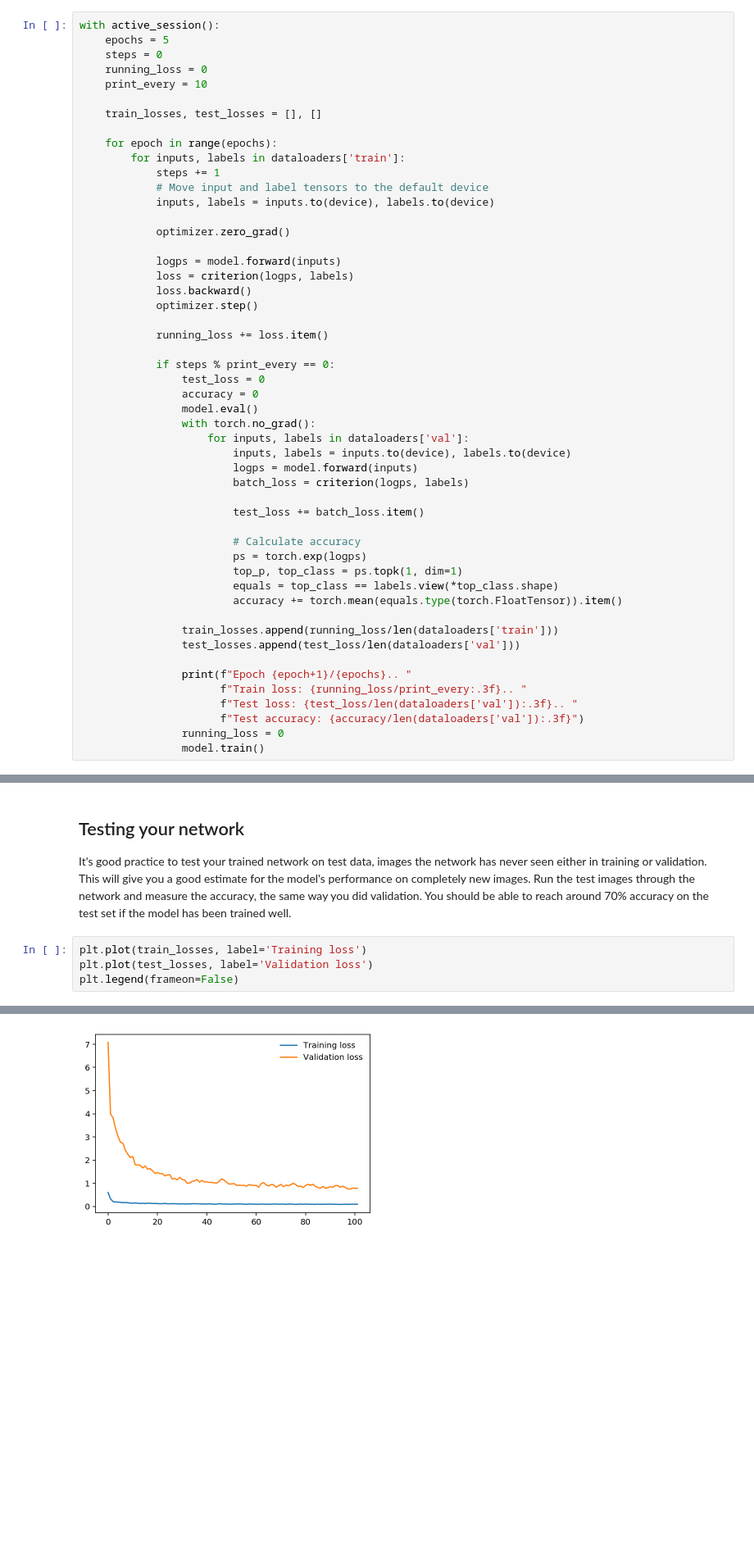
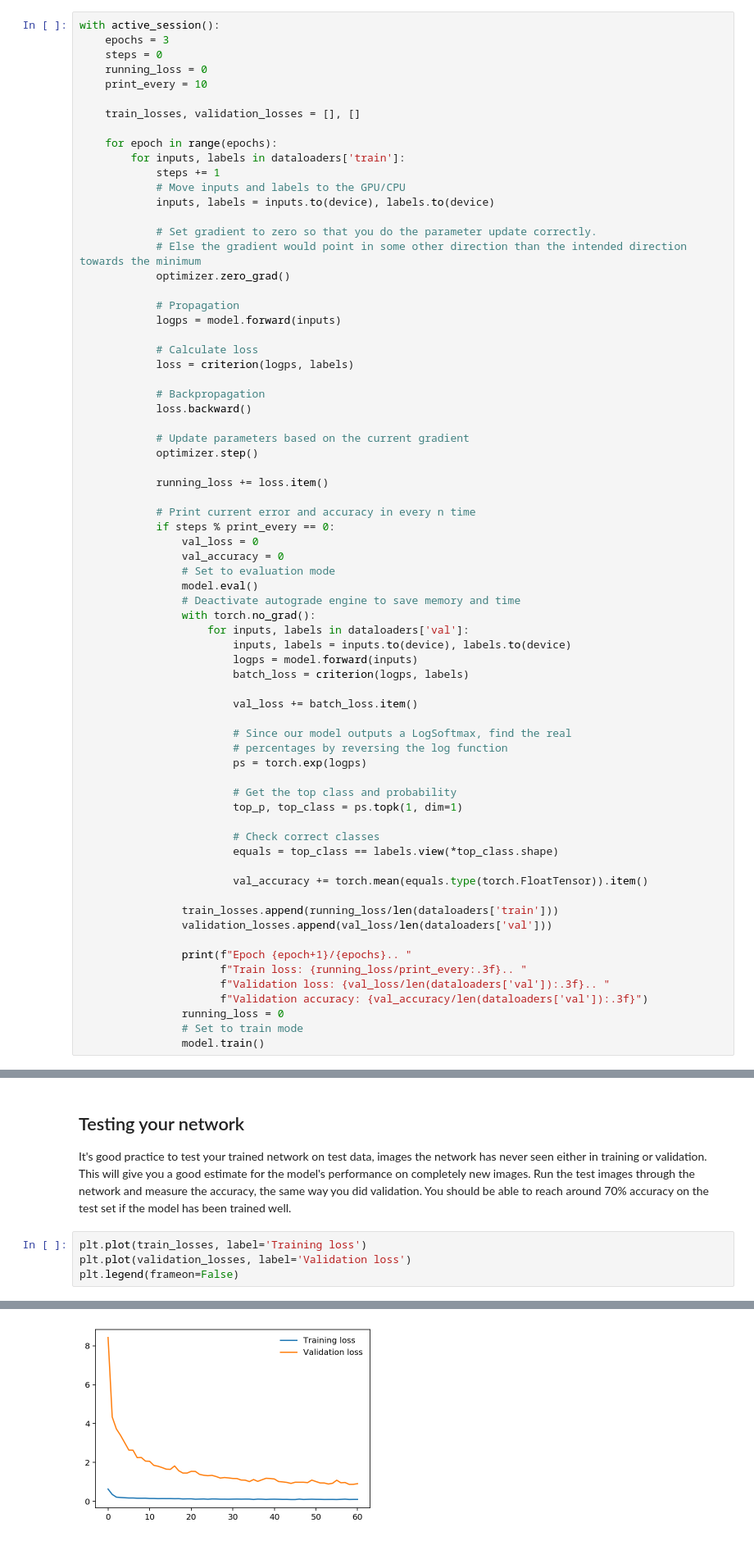
Before and after one commit to kimcrab/udacity-image-classifer-part-one, a Jupyter notebook: image-classifier.ipynb, the cells around one changed output, grey strips where cells are left out. Shown at 82% size. Cells and saved outputs as stored; diff of their text form; blank space fills up the shorter version.

```diff
--- a/image-classifier.ipynb
+++ b/image-classifier.ipynb
@@ -168,52 +160,71 @@ cuda
 # %%
 with active_session():
-    epochs = 5
+    epochs = 3
     steps = 0
     running_loss = 0
     print_every = 10
 
-    train_losses, test_losses = [], []
+    train_losses, validation_losses = [], []
 
     for epoch in range(epochs):
         for inputs, labels in dataloaders['train']:
             steps += 1
-            # Move input and label tensors to the default device
+            # Move inputs and labels to the GPU/CPU
             inputs, labels = inputs.to(device), labels.to(device)
 
+            # Set gradient to zero so that you do the parameter update correctly.
+            # Else the gradient would point in some other direction than the intended direction towards the minimum
             optimizer.zero_grad()
 
+            # Propagation
             logps = model.forward(inputs)
+
+            # Calculate loss
             loss = criterion(logps, labels)
+
+            # Backpropagation
             loss.backward()
+
+            # Update parameters based on the current gradient
             optimizer.step()
 
             running_loss += loss.item()
 
+            # Print current error and accuracy in every n time
             if steps % print_every == 0:
-                test_loss = 0
-                accuracy = 0
+                val_loss = 0
+                val_accuracy = 0
+                # Set to evaluation mode
                 model.eval()
+                # Deactivate autograde engine to save memory and time
                 with torch.no_grad():
                     for inputs, labels in dataloaders['val']:
                         inputs, labels = inputs.to(device), labels.to(device)
                         logps = model.forward(inputs)
                         batch_loss = criterion(logps, labels)
 
-                        test_loss += batch_loss.item()
+                        val_loss += batch_loss.item()
 
-                        # Calculate accuracy
+                        # Since our model outputs a LogSoftmax, find the real
+                        # percentages by reversing the log function
                         ps = torch.exp(logps)
+
+                        # Get the top class and probability
                         top_p, top_class = ps.topk(1, dim=1)
+
+                        # Check correct classes
                         equals = top_class == labels.view(*top_class.shape)
-                        accuracy += torch.mean(equals.type(torch.FloatTensor)).item()
+
+                        val_accuracy += torch.mean(equals.type(torch.FloatTensor)).item()
 
                 train_losses.append(running_loss/len(dataloaders['train']))
-                test_losses.append(test_loss/len(dataloaders['val']))
+                validation_losses.append(val_loss/len(dataloaders['val']))
 
                 print(f"Epoch {epoch+1}/{epochs}.. "
                       f"Train loss: {running_loss/print_every:.3f}.. "
-                      f"Test loss: {test_loss/len(dataloaders['val']):.3f}.. "
-                      f"Test accuracy: {accuracy/len(dataloaders['val']):.3f}")
+                      f"Validation loss: {val_loss/len(dataloaders['val']):.3f}.. "
+                      f"Validation accuracy: {val_accuracy/len(dataloaders['val']):.3f}")
                 running_loss = 0
+                # Set to train mode
                 model.train()
 # %% [output]
@@ -240,11 +251,11 @@ Epoch 5/5.. Train loss: 1.876.. Test loss: 0.781.. Test accuracy: 0.785
 It's good practice to test your trained network on test data, images the network has never seen either in training or validation. This will give you a good estimate for the model's performance on completely new images. Run the test images through the network and measure the accuracy, the same way you did validation. You should be able to reach around 70% accuracy on the test set if the model has been trained well.
 # %%
 plt.plot(train_losses, label='Training loss')
-plt.plot(test_losses, label='Validation loss')
+plt.plot(validation_losses, label='Validation loss')
 plt.legend(frameon=False)
 # %% [output]
 <matplotlib.legend.Legend at 0x...>
-[figure, old version]
+[figure, new version]
 # %%
 # TODO: Do validation on the test set
 test_accuracy = 0
```
Also changed, not shown: parts of 9 cells of this notebook.
